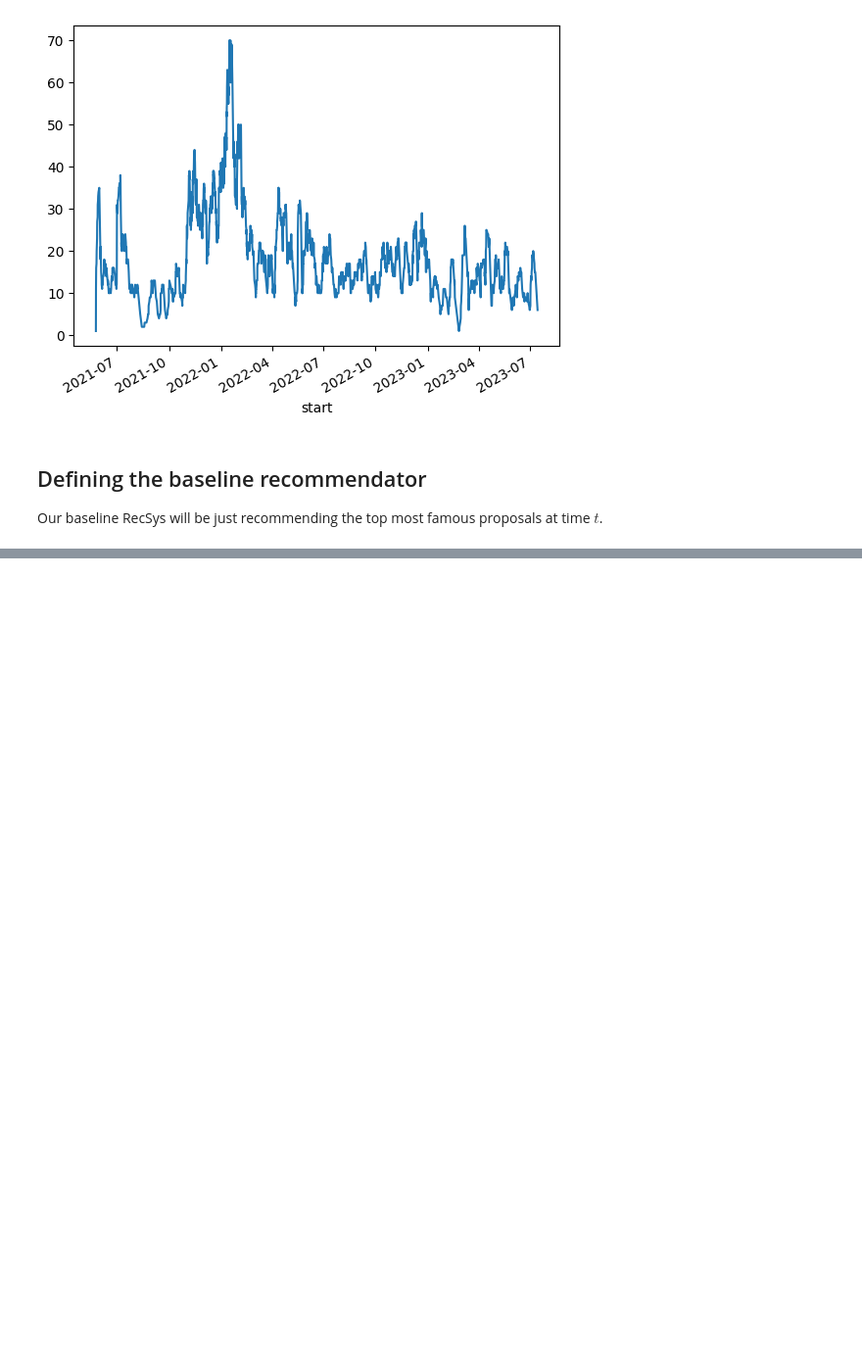
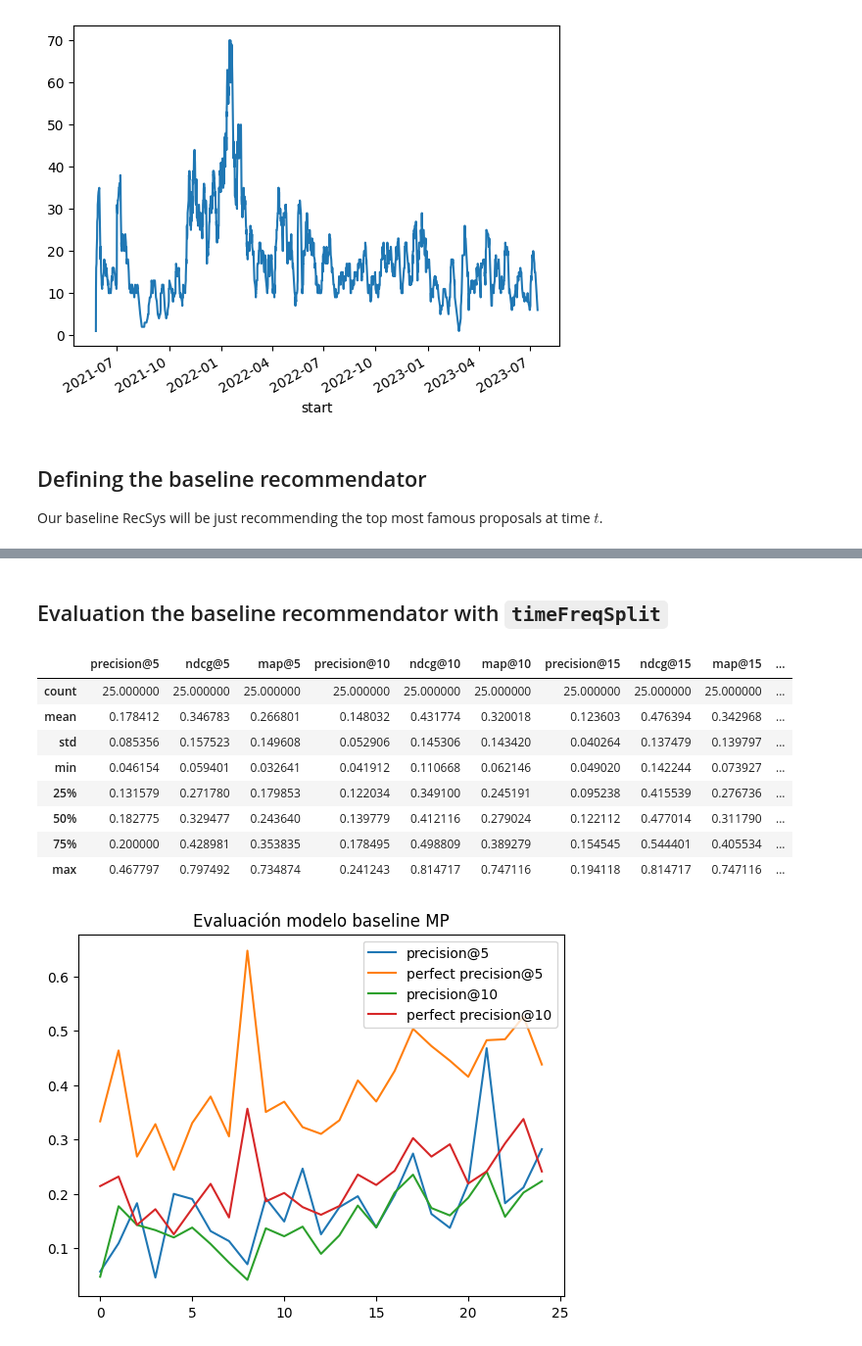
Before and after one commit to daviddavo/upm-tfm-notebooks, a Jupyter notebook: 10_baseline_mp.ipynb, the cells around one changed output, grey strips where cells are left out. Shown at 98% size. Saved outputs shown, nothing was run; the diff lists cells and outputs as text; code cells hidden in the pictures; blank space fills up the shorter version.

```diff
--- a/10_baseline_mp.ipynb
+++ b/10_baseline_mp.ipynb
@@ -257,0 +261,2 @@ pmdf.describe()
+# %% [markdown]
+## Evaluation the baseline recommendator with `timeFreqSplit`
@@ -257,0 +315,17 @@ pmdf.describe()
+# %%
+mdf = pd.DataFrame(metrics)
+mdf['perfect precision@5'] = perfectmetrics['precision@5']
+mdf['perfect precision@10'] = perfectmetrics['precision@10']
+mdf[['precision@5', 'perfect precision@5', 'precision@10', 'perfect precision@10']].plot(title='Evaluación modelo baseline MP')
+mdf.describe()
+# %% [output]
+|  | precision@5 | ndcg@5 | map@5 | precision@10 | ndcg@10 | map@10 | precision@15 | ndcg@15 | map@15 | ... |
+| count | 25.000000 | 25.000000 | 25.000000 | 25.000000 | 25.000000 | 25.000000 | 25.000000 | 25.000000 | 25.000000 | ... |
+| mean | 0.178412 | 0.346783 | 0.266801 | 0.148032 | 0.431774 | 0.320018 | 0.123603 | 0.476394 | 0.342968 | ... |
+| std | 0.085356 | 0.157523 | 0.149608 | 0.052906 | 0.145306 | 0.143420 | 0.040264 | 0.137479 | 0.139797 | ... |
+| min | 0.046154 | 0.059401 | 0.032641 | 0.041912 | 0.110668 | 0.062146 | 0.049020 | 0.142244 | 0.073927 | ... |
+| 25% | 0.131579 | 0.271780 | 0.179853 | 0.122034 | 0.349100 | 0.245191 | 0.095238 | 0.415539 | 0.276736 | ... |
+| 50% | 0.182775 | 0.329477 | 0.243640 | 0.139779 | 0.412116 | 0.279024 | 0.122112 | 0.477014 | 0.311790 | ... |
+| 75% | 0.200000 | 0.428981 | 0.353835 | 0.178495 | 0.498809 | 0.389279 | 0.154545 | 0.544401 | 0.405534 | ... |
+| max | 0.467797 | 0.797492 | 0.734874 | 0.241243 | 0.814717 | 0.747116 | 0.194118 | 0.814717 | 0.747116 | ... |
+[figure, added]
```
Also changed, not shown: parts of 10 cells of this notebook, 3 other files.
